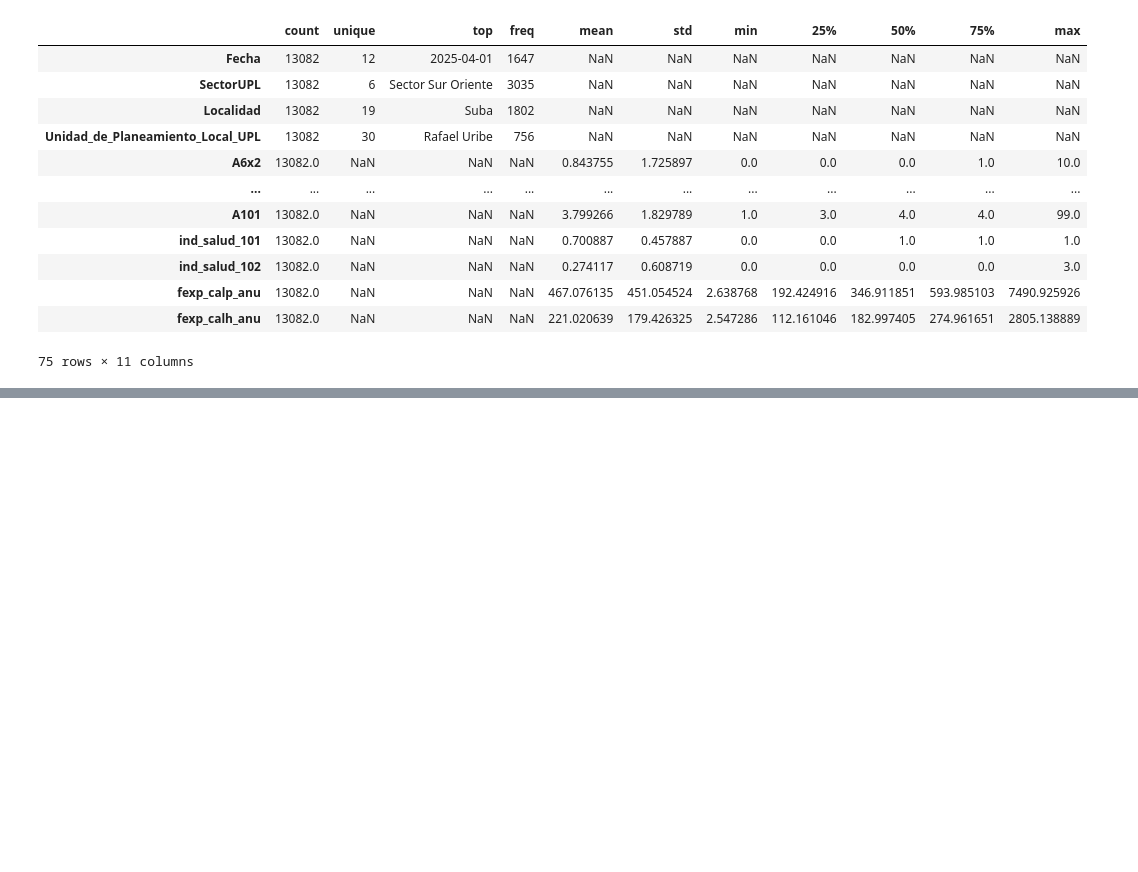
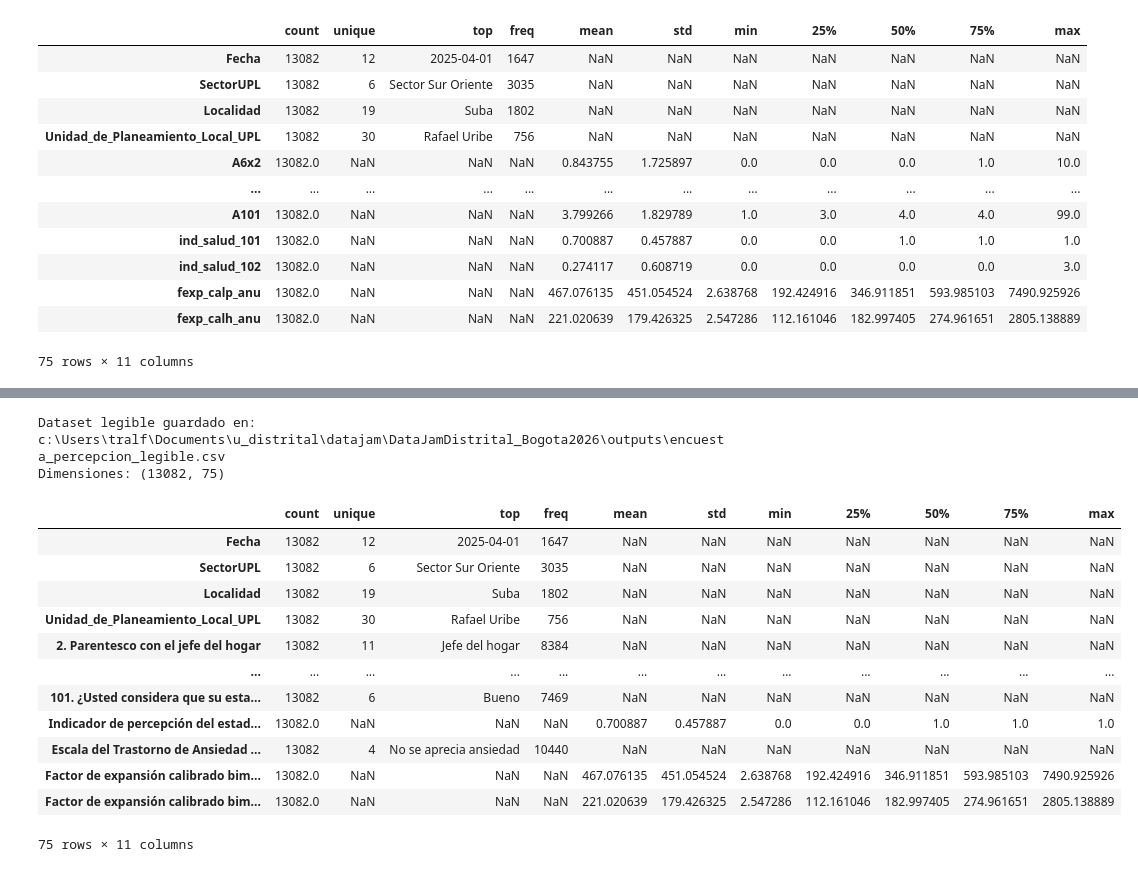
Before and after one commit to AnaTuPatrona/DataJamDistrital_Bogota2026, a Jupyter notebook: scripts/3_limpieza encuesta distrital de percepcion.ipynb, the cells around one changed output, grey strips where cells are left out. Drawn from its saved outputs; the diff is of its cells as text; code cells hidden in the pictures; blank space fills up the shorter version.

```diff
--- a/scripts/3_limpieza encuesta distrital de percepcion.ipynb
+++ b/scripts/3_limpieza encuesta distrital de percepcion.ipynb
@@ -385,0 +382,16 @@ df.describe(include='all').T
+# %%
+# El archivo diccionario_mapeo.py debe estar en la carpeta scripts/ del repo,
+# junto a este notebook. Contiene RENAME_MAP, VALUE_MAPS y TIPOS ya generados
+# a partir del diccionario oficial (xlsx).
+
+import importlib.util
+
+spec = importlib.util.spec_from_file_location("diccionario_mapeo", "diccionario_mapeo.py")
+diccionario_mapeo = importlib.util.module_from_spec(spec)
+spec.loader.exec_module(diccionario_mapeo)
+
+RENAME_MAP = diccionario_mapeo.RENAME_MAP   # {id_columna: "texto de la pregunta"}
+VALUE_MAPS = diccionario_mapeo.VALUE_MAPS   # {id_columna: {"1": "Hombre", "2": "Mujer", ...}}
+TIPOS = diccionario_mapeo.TIPOS             # {id_columna: "categorica" | "continua" | "texto_libre"}
+
+print(f"Mapeos cargados: {len(RENAME_MAP)} columnas")
@@ -385,0 +400,18 @@ df.describe(include='all').T
+# %%
+df_legible = df.copy()
+
+for col, mapa_valores in VALUE_MAPS.items():
+    if col not in df_legible.columns:
+        continue
+    # Normaliza a string sin decimales (ej. 1.0 -> "1") antes de mapear
+    def mapear(valor, mapa=mapa_valores):
+        if pd.isna(valor):
+            return valor
+        clave = str(valor)
+        if clave.endswith(".0"):
+            clave = clave[:-2]
+        return mapa.get(clave, valor)  # si no hay match, deja el valor original
+
+    df_legible[col] = df_legible[col].apply(mapear)
+
+print("Valores mapeados a etiquetas legibles.")
@@ -385,0 +420,5 @@ df.describe(include='all').T
+# %%
+df_legible = df_legible.rename(columns=RENAME_MAP)
+
+print(f"Columnas renombradas: {df_legible.shape[1]}")
+df_legible.head()
@@ -385,0 +434,25 @@ df.describe(include='all').T
+# %%
+RUTA_SALIDA_LEGIBLE = os.path.join("..", "outputs", "encuesta_percepcion_legible.csv")
+
+df_legible.to_csv(RUTA_SALIDA_LEGIBLE, index=False, encoding="utf-8-sig")
+print(f"Dataset legible guardado en: {os.path.abspath(RUTA_SALIDA_LEGIBLE)}")
+print(f"Dimensiones: {df_legible.shape}")
+# %% [output]
+Dataset legible guardado en: c:\Users\tralf\Documents\u_distrital\datajam\DataJamDistrital_Bogota2026\outputs\encuesta_percepcion_legible.csv
+Dimensiones: (13082, 75)
+# %%
+df_legible.describe(include='all').T
+# %% [output]
+|  | count | unique | top | freq | mean | std | min | 25% | 50% | 75% | max |
+| Fecha | 13082 | 12 | 2025-04-01 | 1647 | NaN | NaN | NaN | NaN | NaN | NaN | NaN |
+| SectorUPL | 13082 | 6 | Sector Sur Oriente | 3035 | NaN | NaN | NaN | NaN | NaN | NaN | NaN |
+| Localidad | 13082 | 19 | Suba | 1802 | NaN | NaN | NaN | NaN | NaN | NaN | NaN |
+| Unidad_de_Planeamiento_Local_UPL | 13082 | 30 | Rafael Uribe | 756 | NaN | NaN | NaN | NaN | NaN | NaN | NaN |
+| 2. Parentesco con el jefe del hogar | 13082 | 11 | Jefe del hogar | 8384 | NaN | NaN | NaN | NaN | NaN | NaN | NaN |
+| ... | ... | ... | ... | ... | ... | ... | ... | ... | ... | ... | ... |
+| 101. ¿Usted considera que su esta... | 13082 | 6 | Bueno | 7469 | NaN | NaN | NaN | NaN | NaN | NaN | NaN |
+| Indicador de percepción del estad... | 13082.0 | NaN | NaN | NaN | 0.700887 | 0.457887 | 0.0 | 0.0 | 1.0 | 1.0 | 1.0 |
+| Escala del Trastorno de Ansiedad ... | 13082 | 4 | No se aprecia ansiedad | 10440 | NaN | NaN | NaN | NaN | NaN | NaN | NaN |
+| Factor de expansión calibrado bim... | 13082.0 | NaN | NaN | NaN | 467.076135 | 451.054524 | 2.638768 | 192.424916 | 346.911851 | 593.985103 | 7490.925926 |
+| Factor de expansión calibrado bim... | 13082.0 | NaN | NaN | NaN | 221.020639 | 179.426325 | 2.547286 | 112.161046 | 182.997405 | 274.961651 | 2805.138889 |
+75 rows × 11 columns
```
Also changed, not shown: parts of 5 cells of this notebook, 1 other file.
